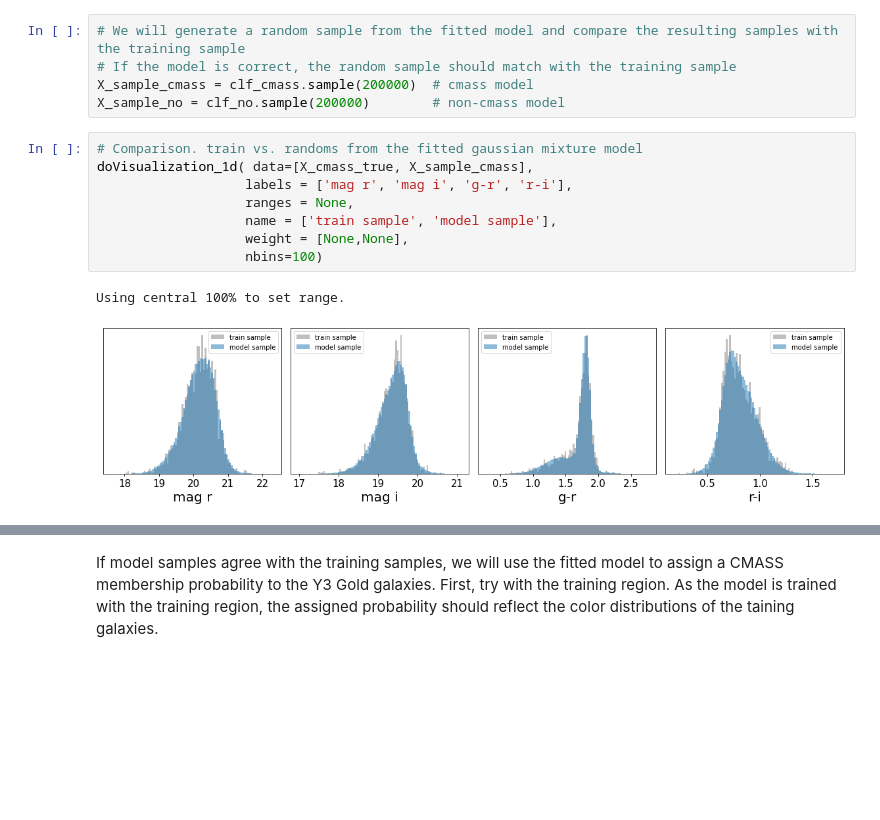
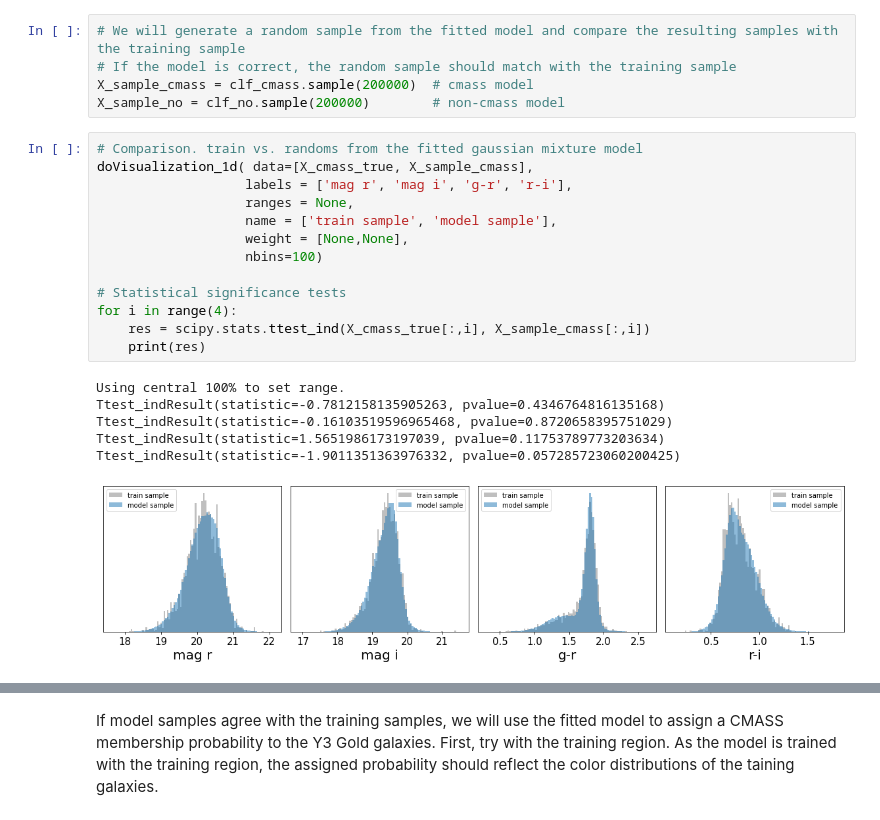
Before and after one commit to sujeong-lee/DMASS, a Jupyter notebook: code_py3/DMASS_tutorial_notebook.ipynb, the cells around one changed output, grey strips where cells are left out. Cells and saved outputs as stored; diff of their text form; blank space fills up the shorter version.

```diff
--- a/code_py3/DMASS_tutorial_notebook.ipynb
+++ b/code_py3/DMASS_tutorial_notebook.ipynb
@@ -293,14 +250,23 @@ X_sample_no = clf_no.sample(200000)        # non-cmass model
 # %%
 # Comparison. train vs. randoms from the fitted gaussian mixture model
 doVisualization_1d( data=[X_cmass_true, X_sample_cmass],
                    labels = ['mag r', 'mag i', 'g-r', 'r-i'],
                    ranges = None,
                    name = ['train sample', 'model sample'],
                    weight = [None,None],
                    nbins=100)
+
+# Statistical significance tests
+for i in range(4):
+    res = scipy.stats.ttest_ind(X_cmass_true[:,i], X_sample_cmass[:,i])
+    print(res)
 # %% [output]
 Using central 100% to set range.
+Ttest_indResult(statistic=-0.7812158135905263, pvalue=0.4346764816135168)
+Ttest_indResult(statistic=-0.16103519596965468, pvalue=0.8720658395751029)
+Ttest_indResult(statistic=1.5651986173197039, pvalue=0.11753789773203634)
+Ttest_indResult(statistic=-1.9011351363976332, pvalue=0.057285723060200425)
-[figure, old version]
+[figure, new version]
 # %%
 # Comparison. train vs. randoms for non-cmass
 doVisualization_1d( data=[X_no_true, X_sample_no],
```
Also changed, not shown: parts of 17 cells of this notebook.
